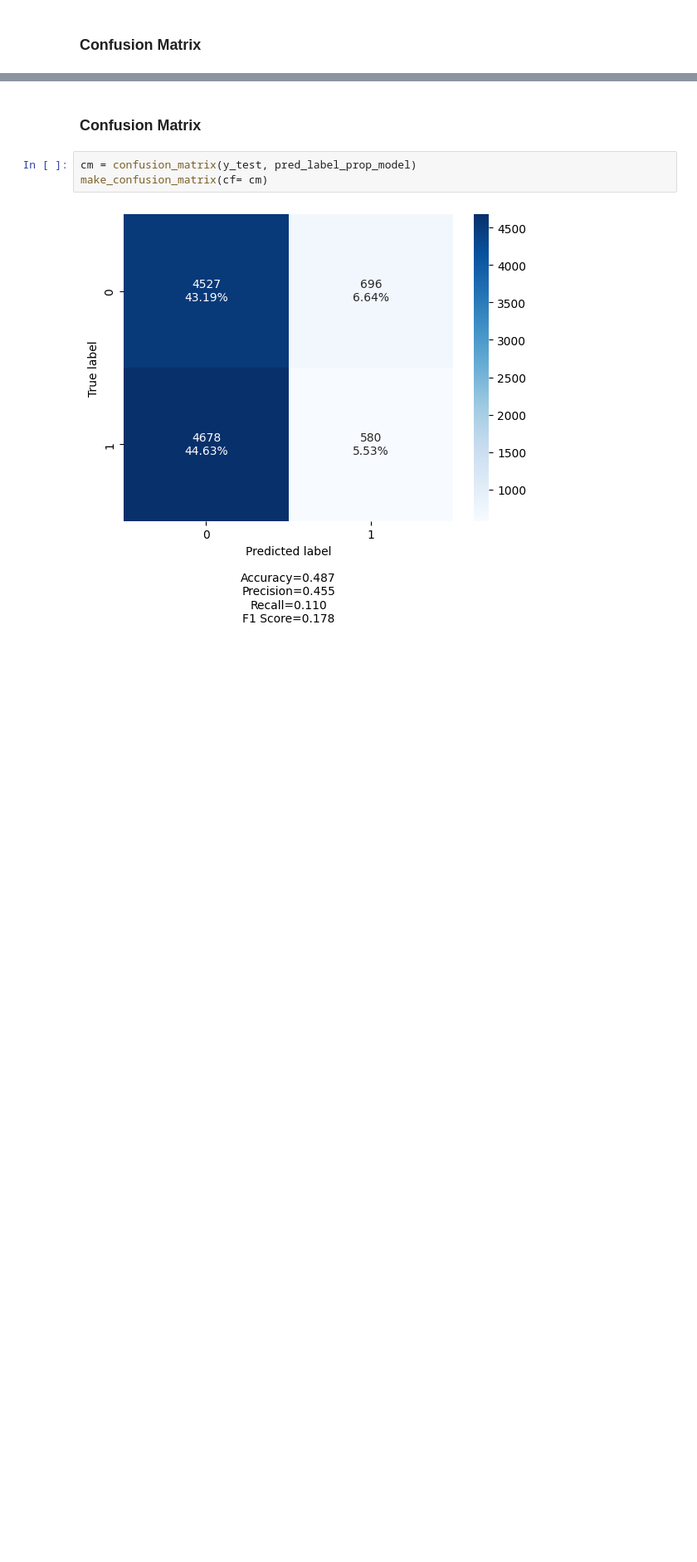
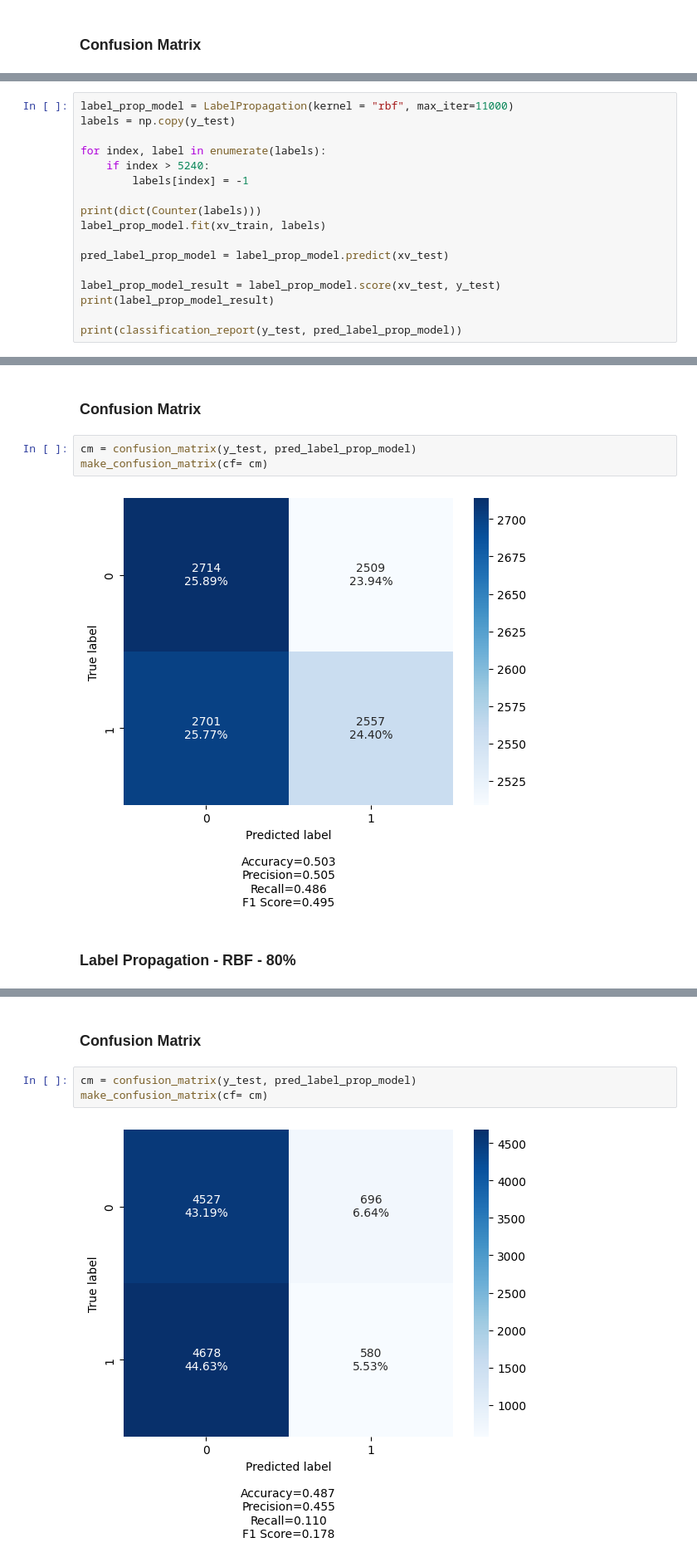
Before and after one commit to TItanGuy99/FakeNewsDetector, a Jupyter notebook: aprendizado_semi_supervisionado.ipynb, the cells around one changed output, grey strips where cells are left out. Shown at 83% size. Saved outputs shown, nothing was run; the diff lists cells and outputs as text; blank space fills up the shorter version.

```diff
--- a/aprendizado_semi_supervisionado.ipynb
+++ b/aprendizado_semi_supervisionado.ipynb
@@ -348,0 +347,17 @@ make_confusion_matrix(cf= cm)
+# %%
+label_prop_model = LabelPropagation(kernel = "rbf", max_iter=11000)
+labels = np.copy(y_test)
+
+for index, label in enumerate(labels):
+    if index > 5240:
+        labels[index] = -1
+
+print(dict(Counter(labels)))
+label_prop_model.fit(xv_train, labels)
+
+pred_label_prop_model = label_prop_model.predict(xv_test)
+
+label_prop_model_result = label_prop_model.score(xv_test, y_test)
+print(label_prop_model_result)
+
+print(classification_report(y_test, pred_label_prop_model))
@@ -348,0 +375,9 @@ make_confusion_matrix(cf= cm)
+# %% [markdown]
+### Confusion Matrix
+# %%
+cm = confusion_matrix(y_test, pred_label_prop_model)
+make_confusion_matrix(cf= cm)
+# %% [output]
+[figure, added]
+# %% [markdown]
+### Label Propagation - RBF - 80%
```
Also changed, not shown: parts of 23 cells of this notebook.
